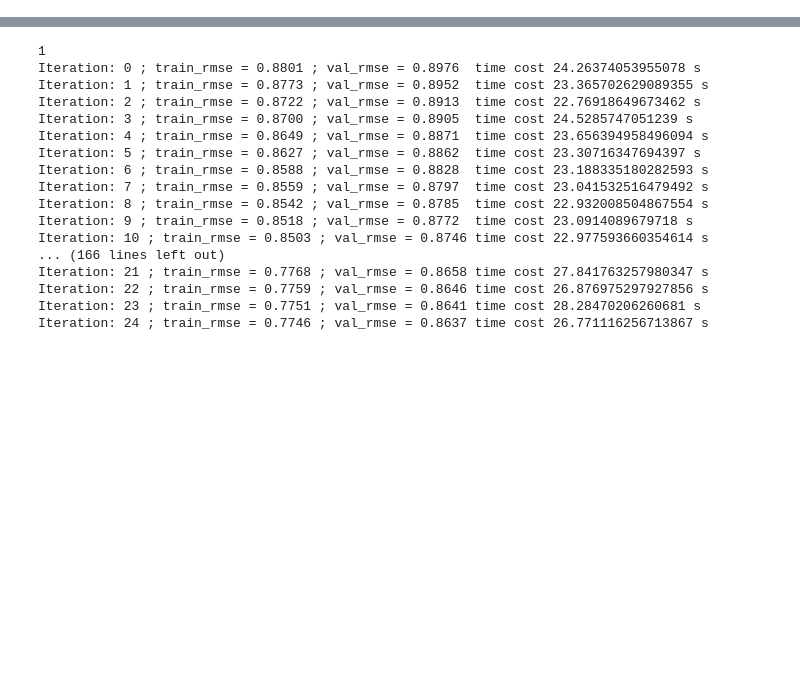
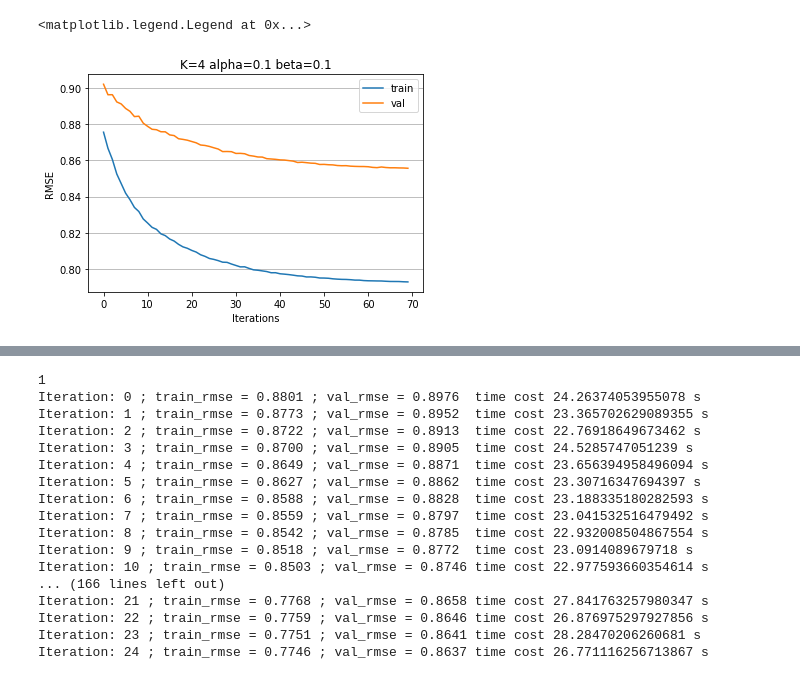
Before and after one commit to myccccccc/RecoBook, a Jupyter notebook: Matrix_Factorization.ipynb, the cells around one changed output, grey strips where cells are left out. Saved outputs shown, nothing was run; the diff lists cells and outputs as text; code cells hidden in the pictures; blank space fills up the shorter version.

```diff
--- a/Matrix_Factorization.ipynb
+++ b/Matrix_Factorization.ipynb
@@ -40,3 +40,8 @@ traintable = pd.pivot_table(data=train, index="newuser_id", columns="newbook_id"
 testtable = pd.pivot_table(data=test, index="newuser_id", columns="newbook_id", values="rating").sort_index(axis=0).sort_index(axis=1)
 
 tail = gettail(reallyfinalratings)
+# %%
+np.random.seed(20)
+k = 4
+mf = MF(traintable.fillna(0).values, K=k, alpha=0.1, beta=0.1, iterations=70, val_size=0.20, decay_rate=0.967)
+training_process = mf.train()
@@ -42,0 +66,14 @@ tail = gettail(reallyfinalratings)
+# %%
+x = [x for x, y, _ in training_process]
+train_y = [y for x, y, _ in training_process]
+val_y = [y for x, _, y in training_process]
+plt.plot(x, train_y, label="train")
+plt.plot(x, val_y, label="val")
+plt.xlabel("Iterations")
+plt.ylabel("RMSE")
+plt.title("K={} alpha={} beta={}".format(mf.K, 0.1, mf.beta))
+plt.grid(axis="y")
+plt.legend()
+# %% [output]
+<matplotlib.legend.Legend at 0x...>
+[figure, added]
```
Also changed, not shown: parts of 9 cells of this notebook, 1 other file.
